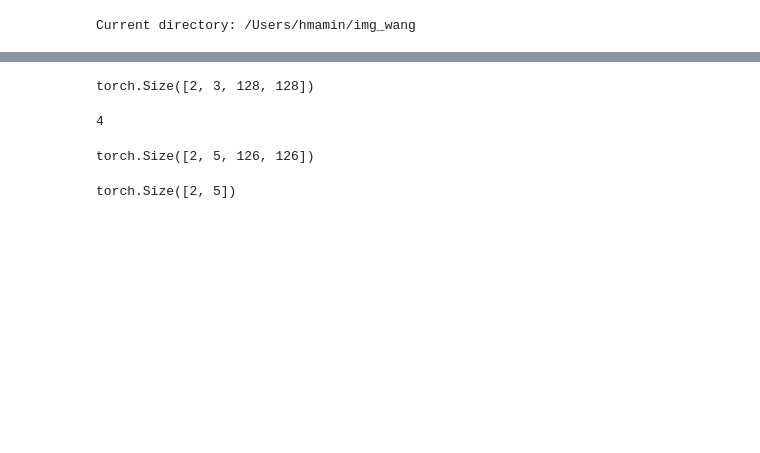
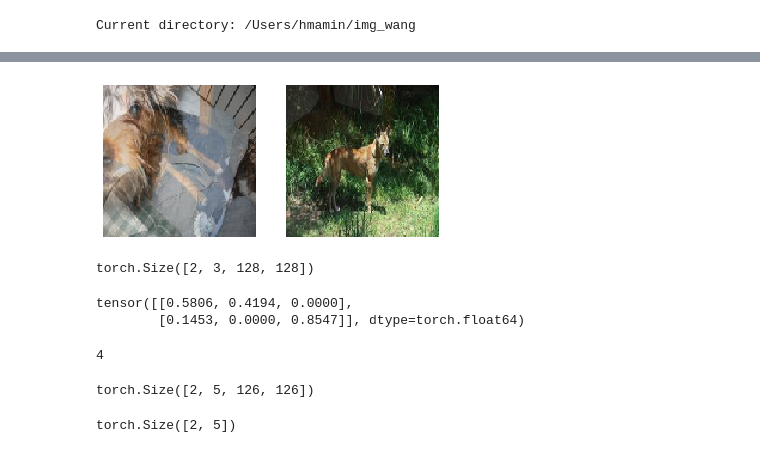
Before and after one commit to hdmamin/self-supervised-vision-exp, a Jupyter notebook: notebooks/nb02-unsup-model.ipynb, the cells around one changed output, grey strips where cells are left out. Drawn from its saved outputs; the diff is of its cells as text; code cells hidden in the pictures; blank space fills up the shorter version.

```diff
--- a/notebooks/nb02-unsup-model.ipynb
+++ b/notebooks/nb02-unsup-model.ipynb
@@ -38,7 +40,18 @@ plt.show()
+# %%
+dst.shuffle()
+*xb, yb = next(iter(dlt))
+show_images(xb[0])
+# %% [output]
+[figure, added]
 # %%
 xb[0].shape
 # %% [output]
 torch.Size([2, 3, 128, 128])
+# %%
+yb
+# %% [output]
+tensor([[0.5806, 0.4194, 0.0000],
+        [0.1453, 0.0000, 0.8547]], dtype=torch.float64)
 # %%
 len(xb)
 # %% [output]
```
Also changed, not shown: parts of 20 cells of this notebook, 3 other files.
